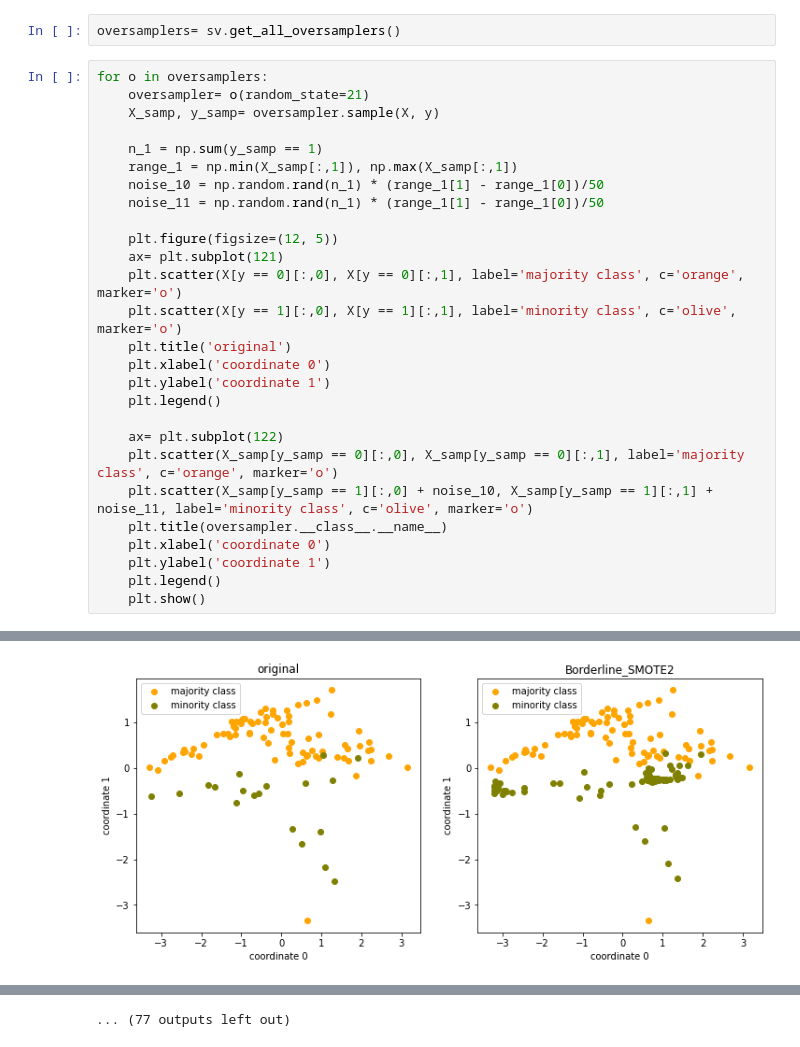
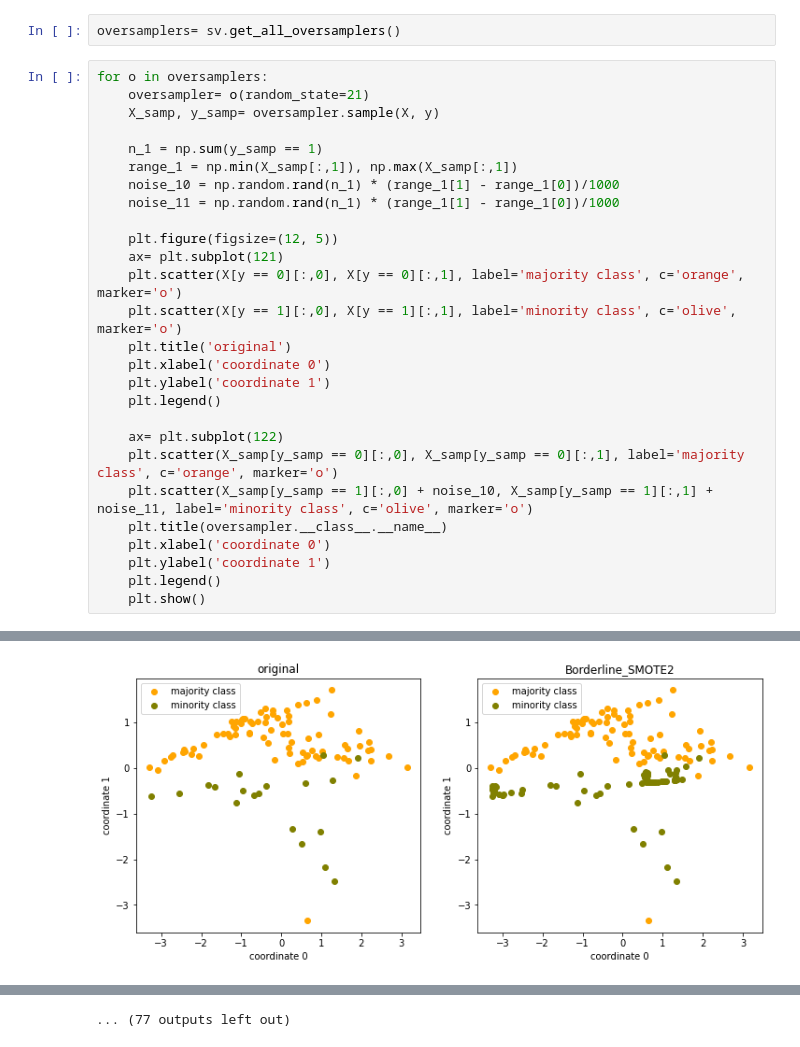
Before and after one commit to analyticalmindsltd/smote_variants, a Jupyter notebook: examples/000_binary_oversampling.ipynb, the cells around one changed output, grey strips where cells are left out. Saved outputs shown, nothing was run; the diff lists cells and outputs as text.

```diff
--- a/examples/000_binary_oversampling.ipynb
+++ b/examples/000_binary_oversampling.ipynb
@@ -97,8 +97,8 @@ for o in oversamplers:
 
     n_1 = np.sum(y_samp == 1)
     range_1 = np.min(X_samp[:,1]), np.max(X_samp[:,1])
-    noise_10 = np.random.rand(n_1) * (range_1[1] - range_1[0])/50
-    noise_11 = np.random.rand(n_1) * (range_1[1] - range_1[0])/50
+    noise_10 = np.random.rand(n_1) * (range_1[1] - range_1[0])/1000
+    noise_11 = np.random.rand(n_1) * (range_1[1] - range_1[0])/1000
 
     plt.figure(figsize=(12, 5))
     ax= plt.subplot(121)
@@ -126 +126 @@ for o in oversamplers:
-[figure, old version]
+[figure, new version]
```
Also changed, not shown: parts of 2 cells of this notebook, 2 other files.
